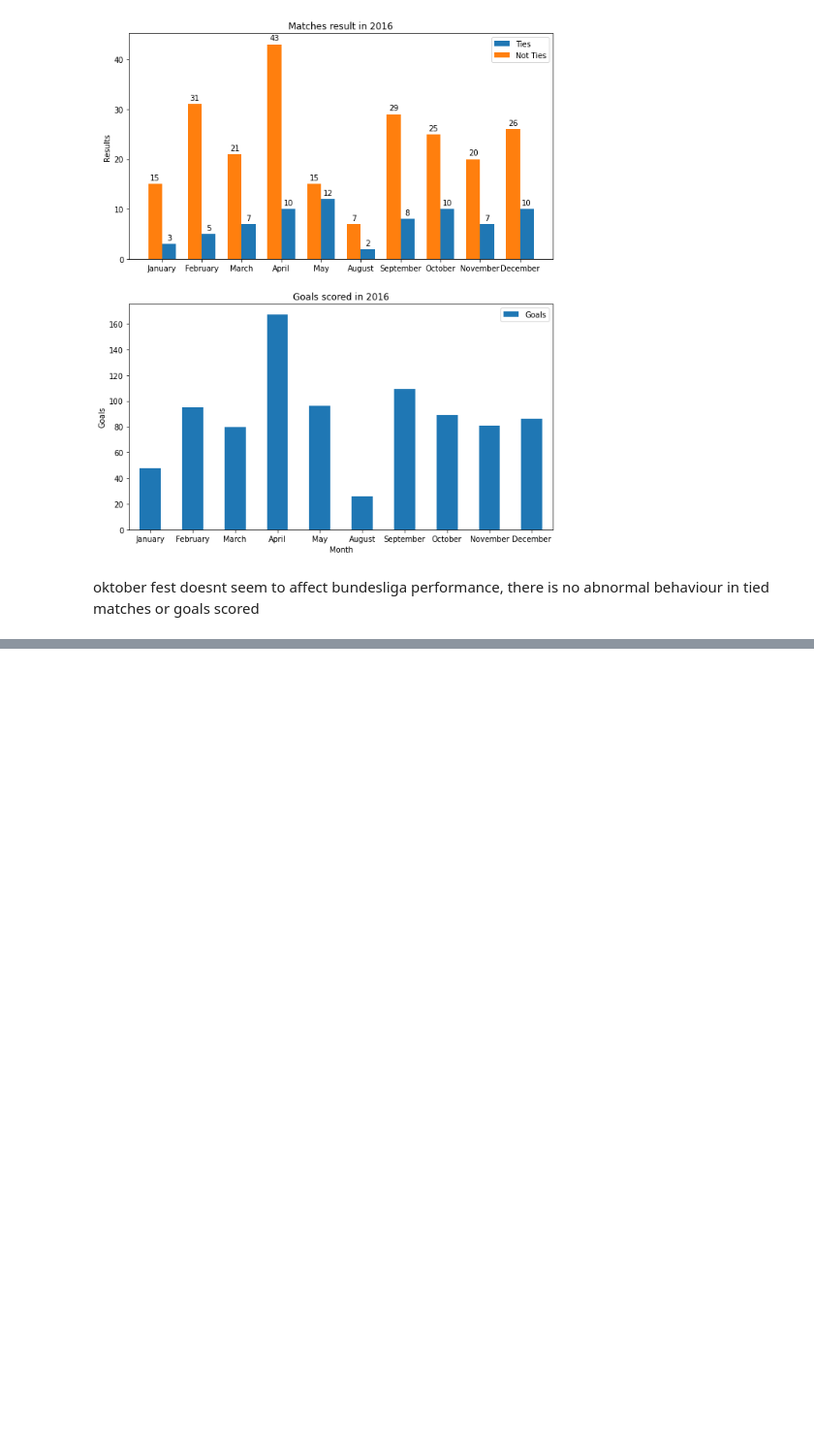
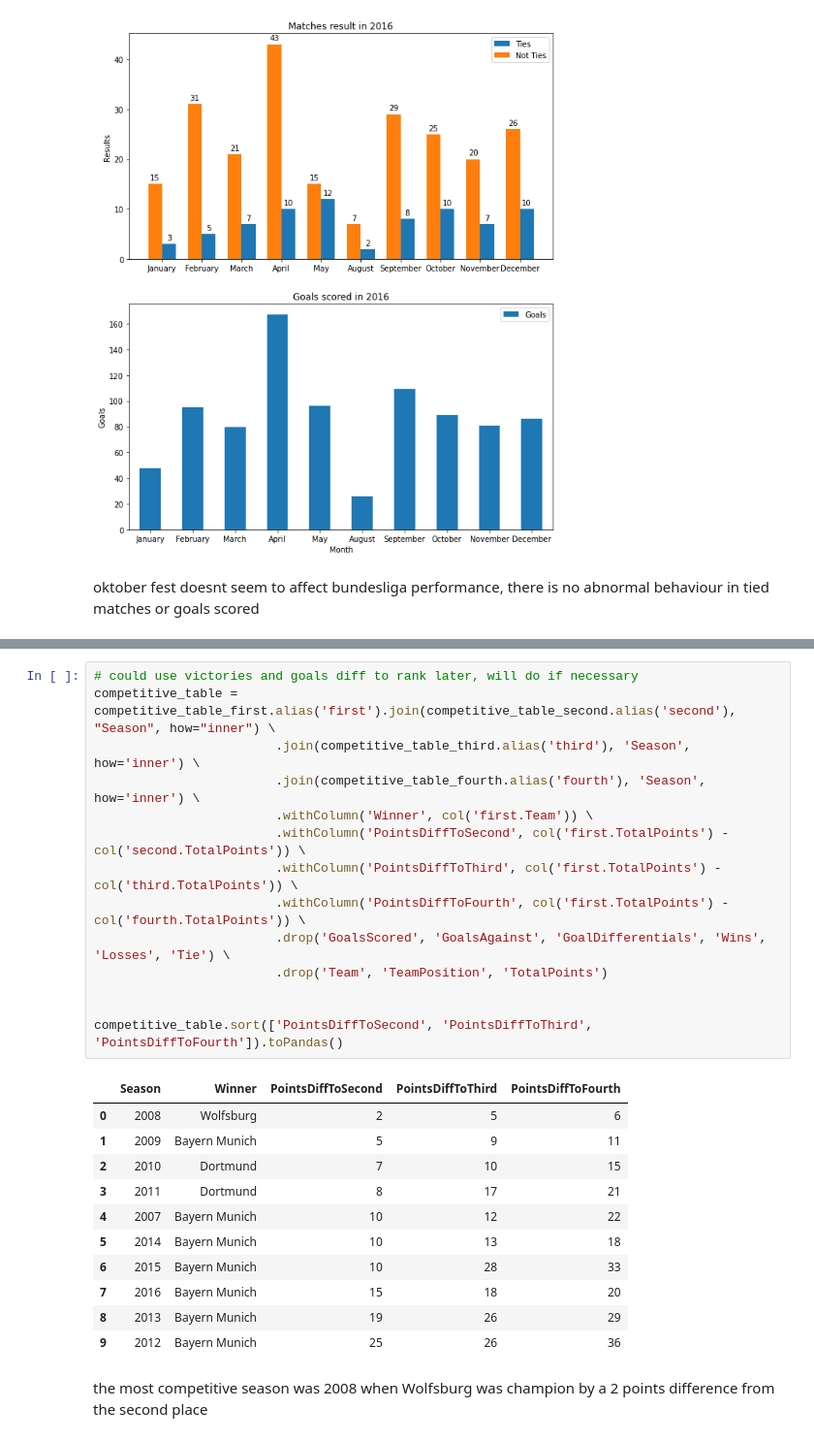
Before and after one commit to gabaghul/pyspark-study, a Jupyter notebook: study.ipynb, the cells around one changed output, grey strips where cells are left out. Shown: that part at 97% size. Cells and saved outputs as stored; diff of their text form; blank space fills up the shorter version.

```diff
--- a/study.ipynb
+++ b/study.ipynb
@@ -428,0 +450,28 @@ oktober fest doesnt seem to affect bundesliga performance, there is no abnormal
+# %%
+# could use victories and goals diff to rank later, will do if necessary
+competitive_table = competitive_table_first.alias('first').join(competitive_table_second.alias('second'), "Season", how="inner") \
+                        .join(competitive_table_third.alias('third'), 'Season', how='inner') \
+                        .join(competitive_table_fourth.alias('fourth'), 'Season', how='inner') \
+                        .withColumn('Winner', col('first.Team')) \
+                        .withColumn('PointsDiffToSecond', col('first.TotalPoints') - col('second.TotalPoints')) \
+                        .withColumn('PointsDiffToThird', col('first.TotalPoints') - col('third.TotalPoints')) \
+                        .withColumn('PointsDiffToFourth', col('first.TotalPoints') - col('fourth.TotalPoints')) \
+                        .drop('GoalsScored', 'GoalsAgainst', 'GoalDifferentials', 'Wins', 'Losses', 'Tie') \
+                        .drop('Team', 'TeamPosition', 'TotalPoints')
+
+
+competitive_table.sort(['PointsDiffToSecond', 'PointsDiffToThird', 'PointsDiffToFourth']).toPandas()
+# %% [output]
+|  | Season | Winner | PointsDiffToSecond | PointsDiffToThird | PointsDiffToFourth |
+| 0 | 2008 | Wolfsburg | 2 | 5 | 6 |
+| 1 | 2009 | Bayern Munich | 5 | 9 | 11 |
+| 2 | 2010 | Dortmund | 7 | 10 | 15 |
+| 3 | 2011 | Dortmund | 8 | 17 | 21 |
+| 4 | 2007 | Bayern Munich | 10 | 12 | 22 |
+| 5 | 2014 | Bayern Munich | 10 | 13 | 18 |
+| 6 | 2015 | Bayern Munich | 10 | 28 | 33 |
+| 7 | 2016 | Bayern Munich | 15 | 18 | 20 |
+| 8 | 2013 | Bayern Munich | 19 | 26 | 29 |
+| 9 | 2012 | Bayern Munich | 25 | 26 | 36 |
+# %% [markdown]
+the most competitive season was 2008 when Wolfsburg was champion by a 2 points difference from the second place
```
Also changed, not shown: parts of 3 cells of this notebook.
